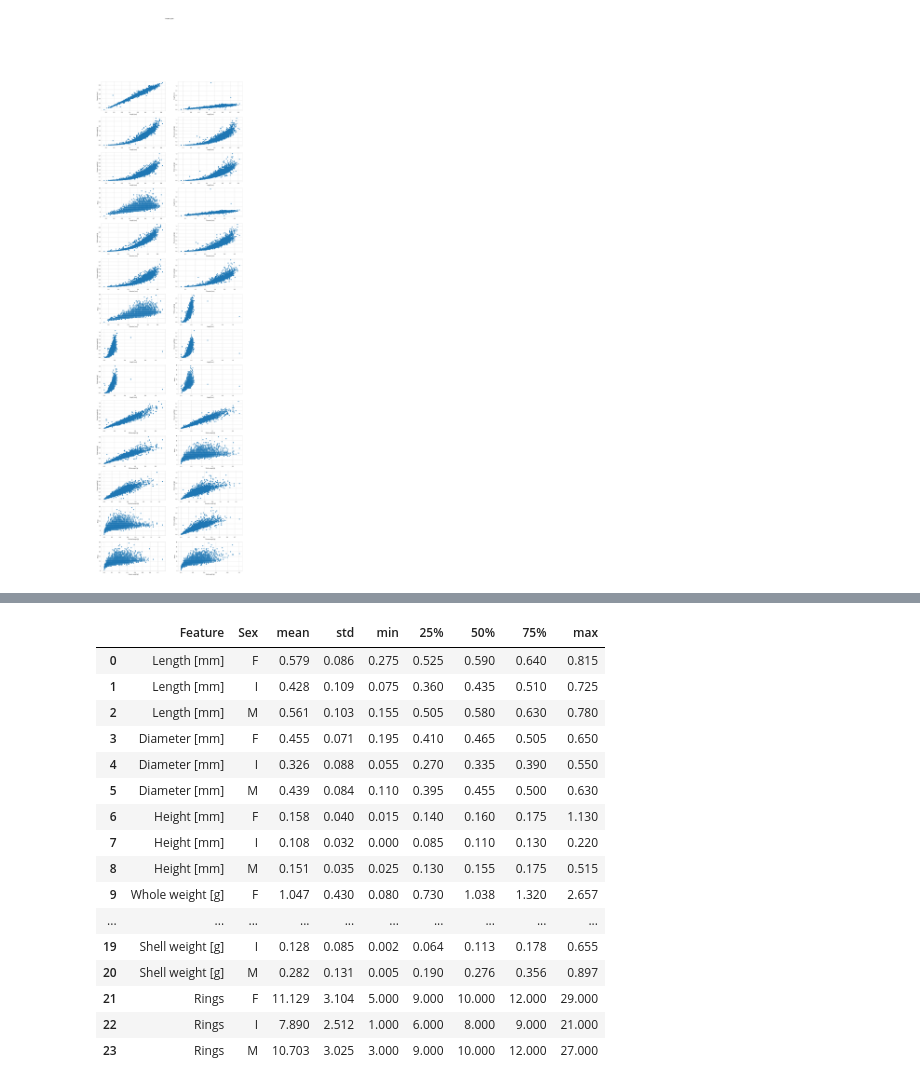
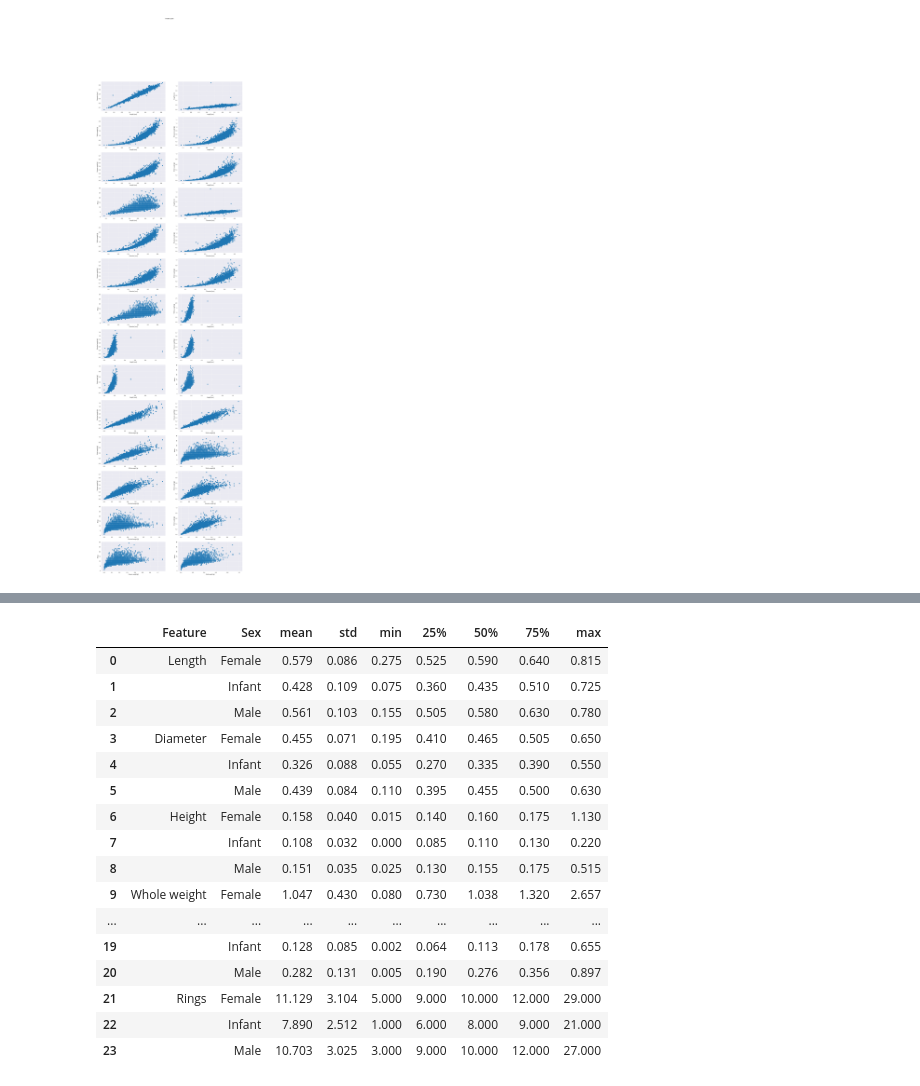
Before and after one commit to HubertKlosowski/Programming_in_Python, a Jupyter notebook: Zadanie1/zad1.ipynb, the cells around one changed output, grey strips where cells are left out. Drawn from its saved outputs; the diff is of its cells as text; code cells hidden in the pictures.

```diff
--- a/Zadanie1/zad1.ipynb
+++ b/Zadanie1/zad1.ipynb
@@ -22,11 +22,12 @@ import seaborn as sns
 # Loading the dataset, and preparing it for analysis
 # %%
 data = pd.read_csv("data/data.csv", sep=',')
-colnames = ['Sex', 'Length [mm]', 'Diameter [mm]', 'Height [mm]', 'Whole weight [g]', 'Shucked weight [g]',
+unit_colnames = ['Sex', 'Length [mm]', 'Diameter [mm]', 'Height [mm]', 'Whole weight [g]', 'Shucked weight [g]',
             'Viscera weight [g]', 'Shell weight [g]', 'Rings']
+no_unit_colnames = ['Sex', 'Length', 'Diameter', 'Height', 'Whole weight', 'Shucked weight', 'Viscera weight', 'Shell weight', 'Rings']
 df = data.select_dtypes(include=['number'])
-data.columns = colnames
-df.columns = colnames[1:]
+data.columns = no_unit_colnames
+df.columns = no_unit_colnames[1:]
 # %%
 # 1. Table of the distribution of the qualitative variable in the dataset
 # %%
@@ -78,9 +79,9 @@ plt.show()
 # 4. histogram of each quantitative variable in the dataset. All histograms should be placed in a single figure
     # spanning 4 rows and 2 columns.
 # %%
-def adjust_for_histrogram(column, bins):
-    mininum = column.min()
-    maximum = column.max()
+def adjust_for_histrogram(column_data, bins):
+    mininum = column_data.min()
+    maximum = column_data.max()
     bin_size = (maximum - mininum) / bins
     return [mininum, maximum, bin_size]
 
@@ -89,7 +90,7 @@ fig.suptitle('Histograms')
 j = 0
 for i in range(len(df.columns)):
     axs[j, i % 2].hist(df.iloc[:, i], bins=10, edgecolor='black', log=True)
-    axs[j, i % 2].set_xlabel(colnames[i + 1])
+    axs[j, i % 2].set_xlabel(unit_colnames[i + 1])
     arr = adjust_for_histrogram(df.iloc[:, i], 10)
     axs[j, i % 2].set_xticks([round(arr[0] + arr[2] * i, 3) for i in range(11)])
     j += i % 2
@@ -106,8 +107,8 @@ k, x = 0, 0
 for i in range(8):
     for j in range(i + 1, 8):
         axs[x, k % 2].scatter(df.iloc[:, i], df.iloc[:, j])
-        axs[x, k % 2].set_xlabel(colnames[i + 1])
-        axs[x, k % 2].set_ylabel(colnames[j + 1])
+        axs[x, k % 2].set_xlabel(unit_colnames[i + 1])
+        axs[x, k % 2].set_ylabel(unit_colnames[j + 1])
         k += 1
         if k % 2 == 0:
             x += 1
@@ -147,32 +147,34 @@ plt.show()
 # Table with summary statistics for the quantitative variables in the dataset split by the categories of the qualitative variable
 # %%
 tmp = ['F', 'I', 'M']
+col1 = ['Female', 'Infant', 'Male']
 final = []
-for col in data.columns[1:]:
-    for el in tmp:
-        stats = data[data['Sex'] == el][col].describe().drop('count').values
+for i, column in enumerate(data.columns[1:]):
+    col0 = [no_unit_colnames[i + 1], '', '']
+    for o, el in enumerate(tmp):
+        stats = data[data['Sex'] == el][column].describe().drop('count').values
         stats = [round(l, 3) for l in stats]
-        stats.insert(0, el)
-        stats.insert(0, col)
+        stats.insert(0, col1[o])
+        stats.insert(0, col0[o])
         final.append(stats)
 
 table3 = pd.DataFrame(final, columns=["Feature", "Sex", "mean", "std", "min", "25%", "50%", "75%", "max"])
 display(table3)
 # %% [output]
 |  | Feature | Sex | mean | std | min | 25% | 50% | 75% | max |
-| 0 | Length [mm] | F | 0.579 | 0.086 | 0.275 | 0.525 | 0.590 | 0.640 | 0.815 |
-| 1 | Length [mm] | I | 0.428 | 0.109 | 0.075 | 0.360 | 0.435 | 0.510 | 0.725 |
-| 2 | Length [mm] | M | 0.561 | 0.103 | 0.155 | 0.505 | 0.580 | 0.630 | 0.780 |
-| 3 | Diameter [mm] | F | 0.455 | 0.071 | 0.195 | 0.410 | 0.465 | 0.505 | 0.650 |
-| 4 | Diameter [mm] | I | 0.326 | 0.088 | 0.055 | 0.270 | 0.335 | 0.390 | 0.550 |
-| 5 | Diameter [mm] | M | 0.439 | 0.084 | 0.110 | 0.395 | 0.455 | 0.500 | 0.630 |
-| 6 | Height [mm] | F | 0.158 | 0.040 | 0.015 | 0.140 | 0.160 | 0.175 | 1.130 |
-| 7 | Height [mm] | I | 0.108 | 0.032 | 0.000 | 0.085 | 0.110 | 0.130 | 0.220 |
-| 8 | Height [mm] | M | 0.151 | 0.035 | 0.025 | 0.130 | 0.155 | 0.175 | 0.515 |
-| 9 | Whole weight [g] | F | 1.047 | 0.430 | 0.080 | 0.730 | 1.038 | 1.320 | 2.657 |
+| 0 | Length | Female | 0.579 | 0.086 | 0.275 | 0.525 | 0.590 | 0.640 | 0.815 |
+| 1 |  | Infant | 0.428 | 0.109 | 0.075 | 0.360 | 0.435 | 0.510 | 0.725 |
+| 2 |  | Male | 0.561 | 0.103 | 0.155 | 0.505 | 0.580 | 0.630 | 0.780 |
+| 3 | Diameter | Female | 0.455 | 0.071 | 0.195 | 0.410 | 0.465 | 0.505 | 0.650 |
+| 4 |  | Infant | 0.326 | 0.088 | 0.055 | 0.270 | 0.335 | 0.390 | 0.550 |
+| 5 |  | Male | 0.439 | 0.084 | 0.110 | 0.395 | 0.455 | 0.500 | 0.630 |
+| 6 | Height | Female | 0.158 | 0.040 | 0.015 | 0.140 | 0.160 | 0.175 | 1.130 |
+| 7 |  | Infant | 0.108 | 0.032 | 0.000 | 0.085 | 0.110 | 0.130 | 0.220 |
+| 8 |  | Male | 0.151 | 0.035 | 0.025 | 0.130 | 0.155 | 0.175 | 0.515 |
+| 9 | Whole weight | Female | 1.047 | 0.430 | 0.080 | 0.730 | 1.038 | 1.320 | 2.657 |
 | ... | ... | ... | ... | ... | ... | ... | ... | ... | ... |
-| 19 | Shell weight [g] | I | 0.128 | 0.085 | 0.002 | 0.064 | 0.113 | 0.178 | 0.655 |
-| 20 | Shell weight [g] | M | 0.282 | 0.131 | 0.005 | 0.190 | 0.276 | 0.356 | 0.897 |
-| 21 | Rings | F | 11.129 | 3.104 | 5.000 | 9.000 | 10.000 | 12.000 | 29.000 |
-| 22 | Rings | I | 7.890 | 2.512 | 1.000 | 6.000 | 8.000 | 9.000 | 21.000 |
-| 23 | Rings | M | 10.703 | 3.025 | 3.000 | 9.000 | 10.000 | 12.000 | 27.000 |
+| 19 |  | Infant | 0.128 | 0.085 | 0.002 | 0.064 | 0.113 | 0.178 | 0.655 |
+| 20 |  | Male | 0.282 | 0.131 | 0.005 | 0.190 | 0.276 | 0.356 | 0.897 |
+| 21 | Rings | Female | 11.129 | 3.104 | 5.000 | 9.000 | 10.000 | 12.000 | 29.000 |
+| 22 |  | Infant | 7.890 | 2.512 | 1.000 | 6.000 | 8.000 | 9.000 | 21.000 |
+| 23 |  | Male | 10.703 | 3.025 | 3.000 | 9.000 | 10.000 | 12.000 | 27.000 |
```
Also changed, not shown: parts of 4 cells of this notebook.
